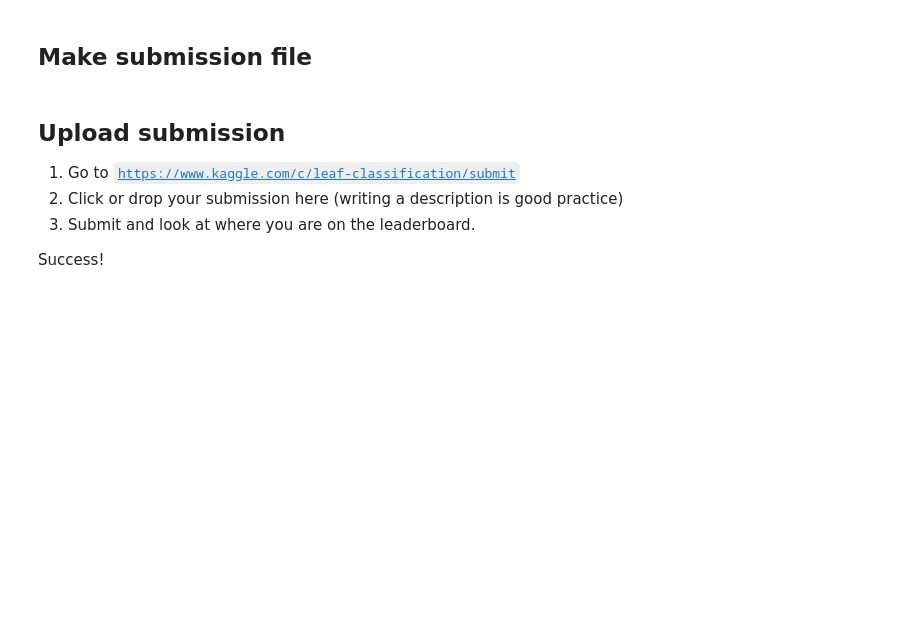
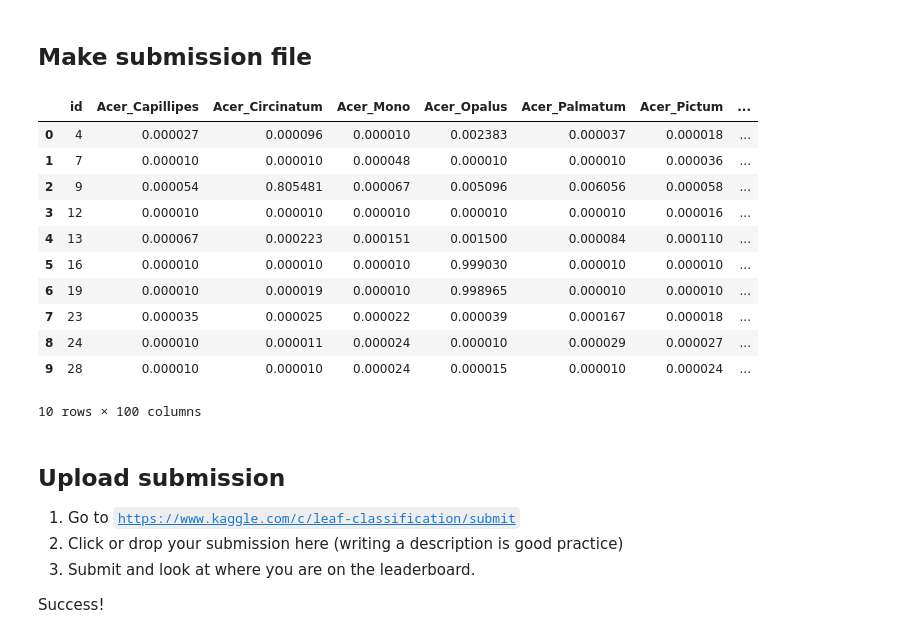
Before and after one commit to Jacopo00811/02456_Deep_Learning, a Jupyter notebook: 6_Mini_Project/6.1-EXE-Kaggle-Leaf-Challenge.ipynb, the cells around one changed output. Cells and saved outputs as stored; diff of their text form; code cells hidden in the pictures; blank space fills up the shorter version.

```diff
--- a/6_Mini_Project/6.1-EXE-Kaggle-Leaf-Challenge.ipynb
+++ b/6_Mini_Project/6.1-EXE-Kaggle-Leaf-Challenge.ipynb
@@ -852,6 +891,8 @@ net.eval()
 for batch_test, num in batch_gen.gen_test():
     output = net(**get_input(batch_test))
     y_out = output['out'].data
+    y_out = softmax(y_out, dim=1).data.cpu().numpy()
+    y_out = np.clip(y_out, 1e-5, 1. - 1e-5)
 
     ids_test += batch_test['ids']
     if num != len(y_out):
@@ -865,11 +906,24 @@ assert len(ids_test) == len(preds_test)
 # %%
 preds_df = pd.DataFrame(preds_test, columns=data.le.classes_)
 ids_test_df = pd.DataFrame(ids_test, columns=["id"])
 submission = pd.concat([ids_test_df, preds_df], axis=1)
-submission.to_csv(drive_path + 'submission.csv', index=False)
+submission.to_csv(path + 'submission.csv', index=False)
 
 # below prints the submission, can be removed and replaced with code block below
-submission.head(5)
+submission.head(10)
+# %% [output]
+|  | id | Acer_Capillipes | Acer_Circinatum | Acer_Mono | Acer_Opalus | Acer_Palmatum | Acer_Pictum | ... |
+| 0 | 4 | 0.000027 | 0.000096 | 0.000010 | 0.002383 | 0.000037 | 0.000018 | ... |
+| 1 | 7 | 0.000010 | 0.000010 | 0.000048 | 0.000010 | 0.000010 | 0.000036 | ... |
+| 2 | 9 | 0.000054 | 0.805481 | 0.000067 | 0.005096 | 0.006056 | 0.000058 | ... |
+| 3 | 12 | 0.000010 | 0.000010 | 0.000010 | 0.000010 | 0.000010 | 0.000016 | ... |
+| 4 | 13 | 0.000067 | 0.000223 | 0.000151 | 0.001500 | 0.000084 | 0.000110 | ... |
+| 5 | 16 | 0.000010 | 0.000010 | 0.000010 | 0.999030 | 0.000010 | 0.000010 | ... |
+| 6 | 19 | 0.000010 | 0.000019 | 0.000010 | 0.998965 | 0.000010 | 0.000010 | ... |
+| 7 | 23 | 0.000035 | 0.000025 | 0.000022 | 0.000039 | 0.000167 | 0.000018 | ... |
+| 8 | 24 | 0.000010 | 0.000011 | 0.000024 | 0.000010 | 0.000029 | 0.000027 | ... |
+| 9 | 28 | 0.000010 | 0.000010 | 0.000024 | 0.000015 | 0.000010 | 0.000024 | ... |
+10 rows × 100 columns
 # %% [markdown]
 ## Upload submission
 
```
Also changed, not shown: parts of 13 cells of this notebook, 1 other file.
